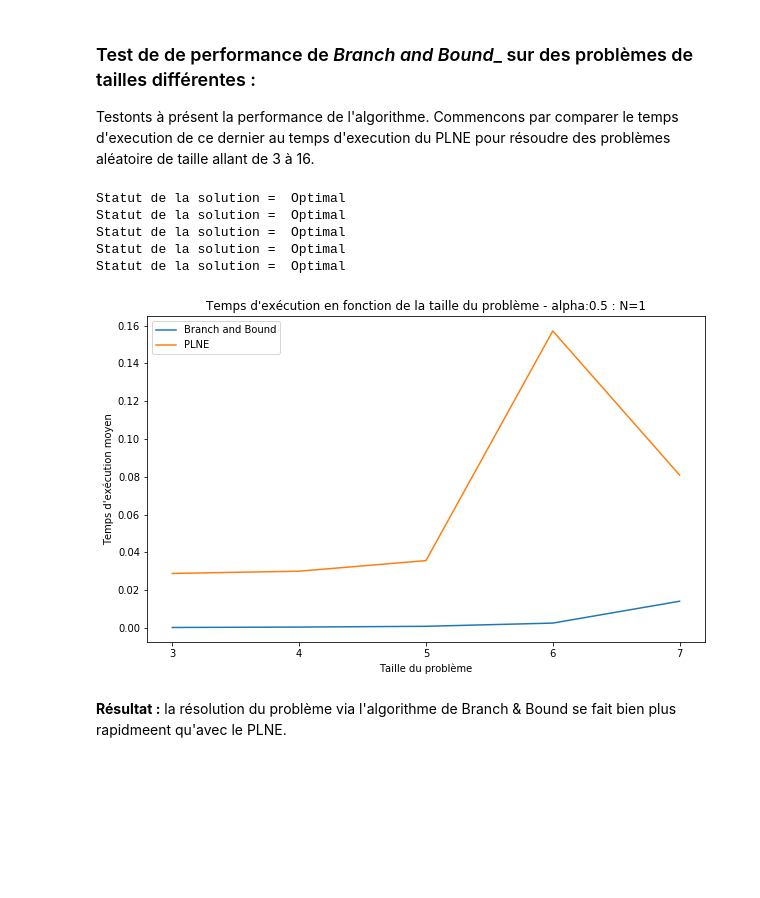
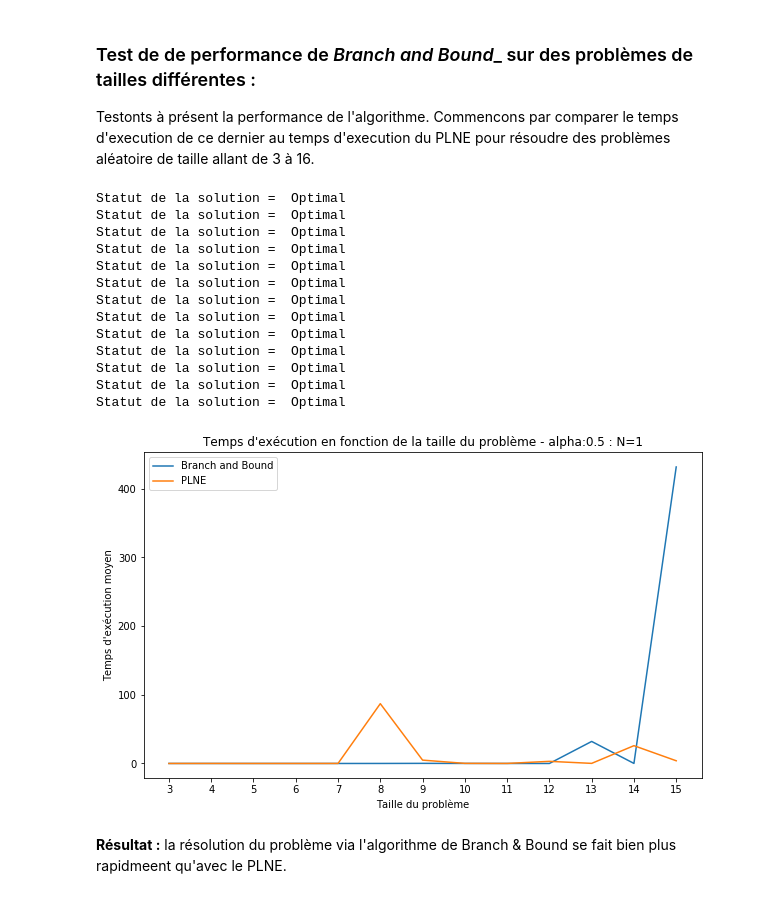
Before and after one commit to TinoMargely/Branch-and-Bound, a Jupyter notebook: Notebook-B&B.ipynb, the cells around one changed output. Cells and saved outputs as stored; diff of their text form; code cells hidden in the pictures; blank space fills up the shorter version.

```diff
--- a/Notebook-B&B.ipynb
+++ b/Notebook-B&B.ipynb
@@ -1022,7 +1022,7 @@ Remarquons deux choses :
 Testonts à présent la performance de l'algorithme. Commencons par comparer le temps d'execution de ce dernier au temps d'execution du PLNE pour résoudre des problèmes aléatoire de taille allant de 3 à 16.
 # %%
 N = 1 #Nombre d'échantillons
-n = 8 #Taille maximum du problème
+n = 20 #Taille maximum du problème
 alpha = 0.5
 
 resultats_PLNE = [[] for i in range(3,n)]
@@ -1036,35 +1036,43 @@ for _ in range(N):
         _, _, _, _, _ = branch_and_bound(p,d,w, True, getPrimal_2, getDual_2,exploration_1)
         end = time.time()
 
         resultats_BB[i-3].append(end-start)
 
         solveTimePLNE, _, _ = plne_Ordonnancement(p,d,w)
 
         resultats_PLNE[i-3].append(solveTimePLNE)
 
 resultats_BB = [np.mean(res) for res in resultats_BB]
 resultats_PLNE = [np.mean(res) for res in resultats_PLNE]
 resultats_BB = np.array(resultats_BB)
 resultats_PLNE = np.array(resultats_PLNE)
 
 
 plt.figure(figsize=(10,6))
 X = list(range(3,n))
 plt.plot(X,resultats_BB,label="Branch and Bound")
 plt.plot(X,resultats_PLNE,label="PLNE")
 plt.xlabel("Taille du problème")
 plt.xticks(X)
 plt.ylabel("Temps d'exécution moyen")
 plt.title("Temps d'exécution en fonction de la taille du problème - alpha:{} : N={}".format(alpha,N))
 plt.legend()
-plt.show()
+plt.savefig('PERF_PLNE_BB.png')
 # %% [output]
 Statut de la solution =  Optimal
 Statut de la solution =  Optimal
 Statut de la solution =  Optimal
 Statut de la solution =  Optimal
 Statut de la solution =  Optimal
+Statut de la solution =  Optimal
+Statut de la solution =  Optimal
+Statut de la solution =  Optimal
+Statut de la solution =  Optimal
+Statut de la solution =  Optimal
+Statut de la solution =  Optimal
+Statut de la solution =  Optimal
+Statut de la solution =  Optimal
-[figure, old version]
+[figure, new version]
 # %% [markdown]
 __Résultat :__ la résolution du problème via l'algorithme de Branch & Bound se fait bien plus rapidmeent qu'avec le PLNE.
 # %%
```
